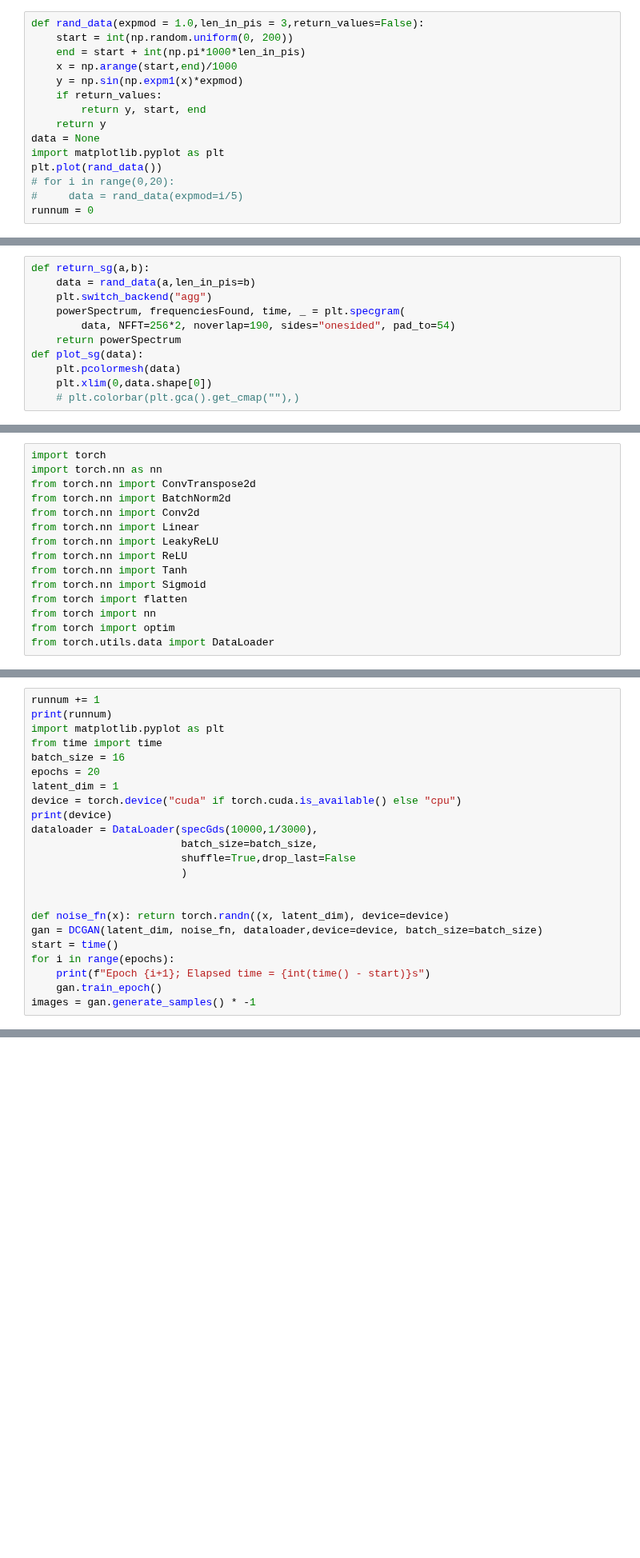
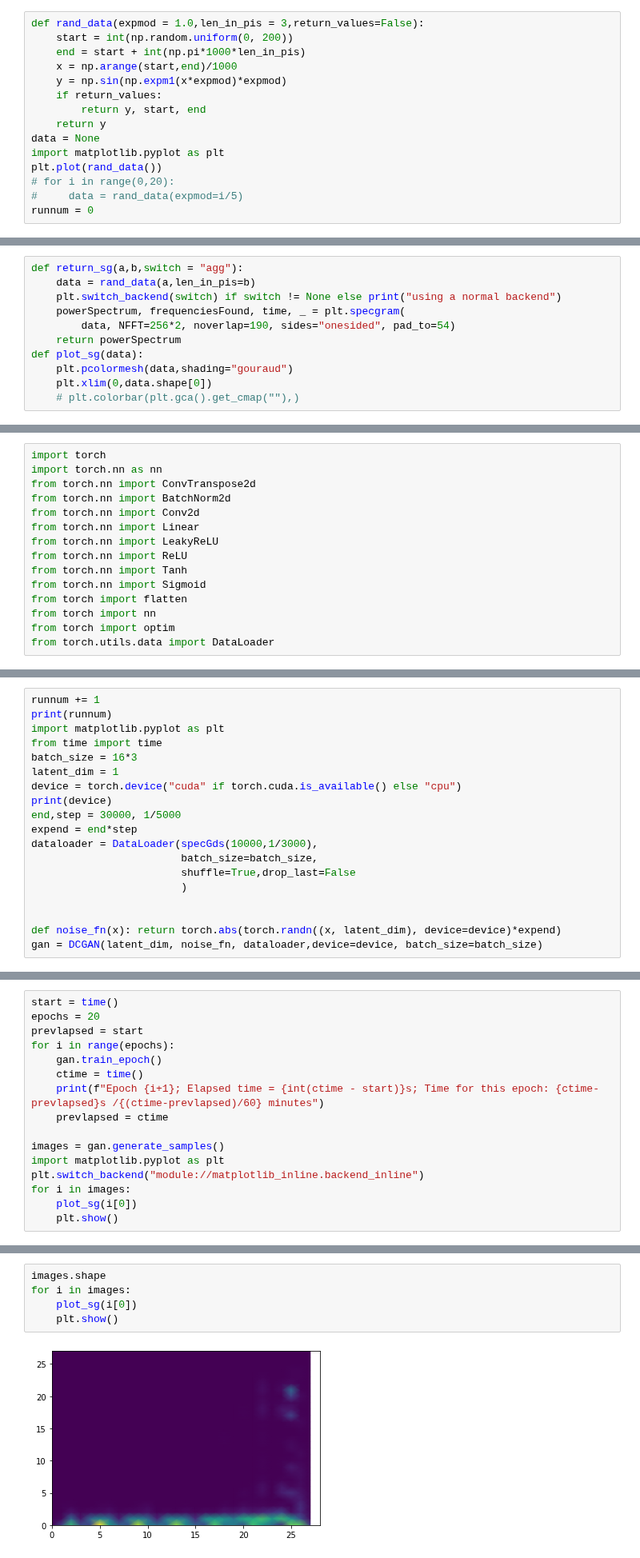
Before and after one commit to aashraychegu/testing_grounds, a Jupyter notebook: ready/gan_test.ipynb, the cells around one changed output, grey strips where cells are left out. Shown at 80% size. Drawn from its saved outputs; the diff is of its cells as text; blank space fills up the shorter version.

```diff
--- a/ready/gan_test.ipynb
+++ b/ready/gan_test.ipynb
@@ -8,7 +8,7 @@ def rand_data(expmod = 1.0,len_in_pis = 3,return_values=False):
     start = int(np.random.uniform(0, 200))
     end = start + int(np.pi*1000*len_in_pis)
     x = np.arange(start,end)/1000
-    y = np.sin(np.expm1(x)*expmod)
+    y = np.sin(np.expm1(x*expmod)*expmod)
     if return_values:
         return y, start, end
     return y
@@ -38,13 +38,13 @@ plt.pcolormesh(powerSpectrum)
 plt.plot(data)
 plt.show()
 # %%
-def return_sg(a,b):
+def return_sg(a,b,switch = "agg"):
     data = rand_data(a,len_in_pis=b)
-    plt.switch_backend("agg")
+    plt.switch_backend(switch) if switch != None else print("using a normal backend")
     powerSpectrum, frequenciesFound, time, _ = plt.specgram(
         data, NFFT=256*2, noverlap=190, sides="onesided", pad_to=54)
     return powerSpectrum
 def plot_sg(data):
-    plt.pcolormesh(data)
+    plt.pcolormesh(data,shading="gouraud")
     plt.xlim(0,data.shape[0])
     # plt.colorbar(plt.gca().get_cmap(""),)
@@ -328,22 +369,18 @@ runnum += 1
 print(runnum)
 import matplotlib.pyplot as plt
 from time import time
-batch_size = 16
-epochs = 20
+batch_size = 16*3
 latent_dim = 1
 device = torch.device("cuda" if torch.cuda.is_available() else "cpu")
 print(device)
+end,step = 30000, 1/5000
+expend = end*step
 dataloader = DataLoader(specGds(10000,1/3000),
                         batch_size=batch_size,
                         shuffle=True,drop_last=False
                         )
 
 
-def noise_fn(x): return torch.randn((x, latent_dim), device=device)
+def noise_fn(x): return torch.abs(torch.randn((x, latent_dim), device=device)*expend)
 gan = DCGAN(latent_dim, noise_fn, dataloader,device=device, batch_size=batch_size)
-start = time()
-for i in range(epochs):
-    print(f"Epoch {i+1}; Elapsed time = {int(time() - start)}s")
-    gan.train_epoch()
-images = gan.generate_samples() * -1
 # %% [output]
@@ -367,0 +390,16 @@ KeyboardInterrupt:
+# %%
+start = time()
+epochs = 20
+prevlapsed = start
+for i in range(epochs):
+    gan.train_epoch()
+    ctime = time()
+    print(f"Epoch {i+1}; Elapsed time = {int(ctime - start)}s; Time for this epoch: {ctime-prevlapsed}s /{(ctime-prevlapsed)/60} minutes")
+    prevlapsed = ctime
+
+images = gan.generate_samples()
+import matplotlib.pyplot as plt
+plt.switch_backend("module://matplotlib_inline.backend_inline")
+for i in images:
+    plot_sg(i[0])
+    plt.show()
@@ -367,0 +414,7 @@ KeyboardInterrupt:
+# %%
+images.shape
+for i in images:
+    plot_sg(i[0])
+    plt.show()
+# %% [output]
+[figure, added]
```
Also changed, not shown: parts of 10 cells of this notebook, 4 other files.
